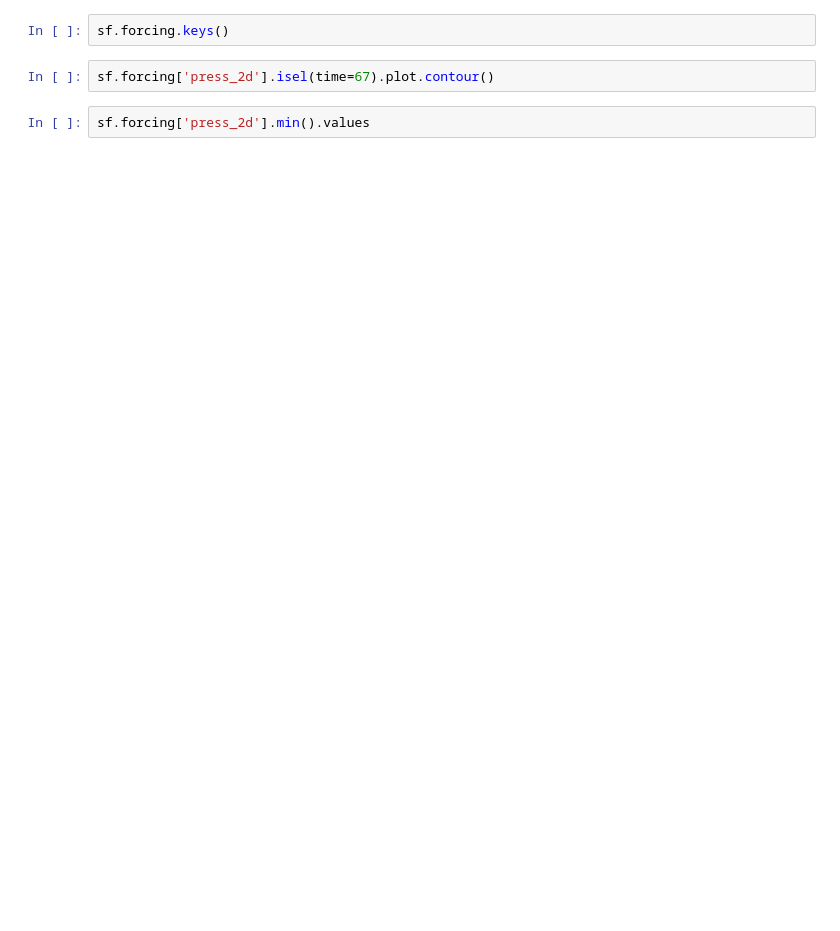
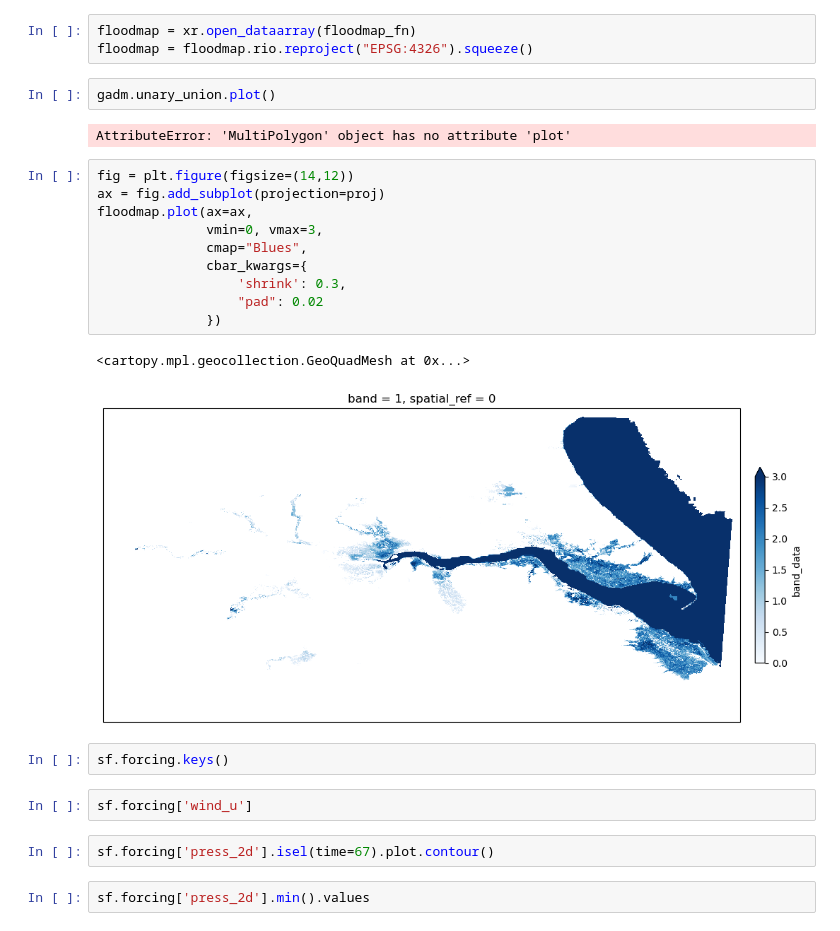
Before and after one commit to interTwin-eu/DT-flood, a Jupyter notebook: Notebooks/VisualizeScenario.ipynb, the cells around one changed output. Saved outputs shown, nothing was run; the diff lists cells and outputs as text; blank space fills up the shorter version.

```diff
--- a/Notebooks/VisualizeScenario.ipynb
+++ b/Notebooks/VisualizeScenario.ipynb
@@ -72,5 +141,27 @@ ax.set_title(f"Floodmap for event {scenario_name}")
+# %%
+floodmap = xr.open_dataarray(floodmap_fn)
+floodmap = floodmap.rio.reproject("EPSG:4326").squeeze()
+# %%
+gadm.unary_union.plot()
+# %% [output]
+AttributeError: 'MultiPolygon' object has no attribute 'plot'
+# %%
+fig = plt.figure(figsize=(14,12))
+ax = fig.add_subplot(projection=proj)
+floodmap.plot(ax=ax,
+              vmin=0, vmax=3,
+              cmap="Blues",
+              cbar_kwargs={
+                  'shrink': 0.3,
+                  "pad": 0.02
+              })
+# %% [output]
+<cartopy.mpl.geocollection.GeoQuadMesh at 0x...>
+[figure, added]
 # %%
 sf.forcing.keys()
+# %%
+sf.forcing['wind_u']
 # %%
 sf.forcing['press_2d'].isel(time=67).plot.contour()
 # %%
```
Also changed, not shown: parts of 30 cells of this notebook, 21 other files.
